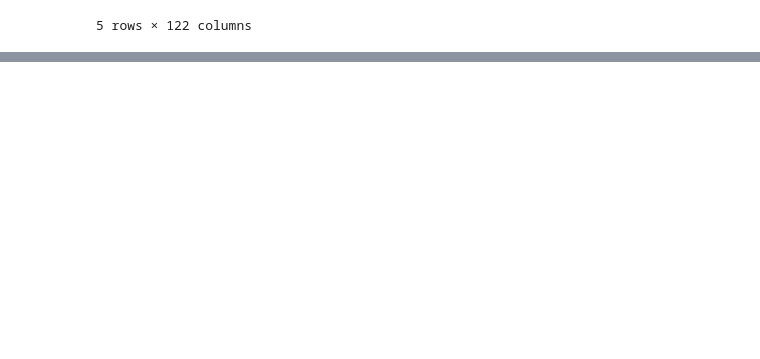
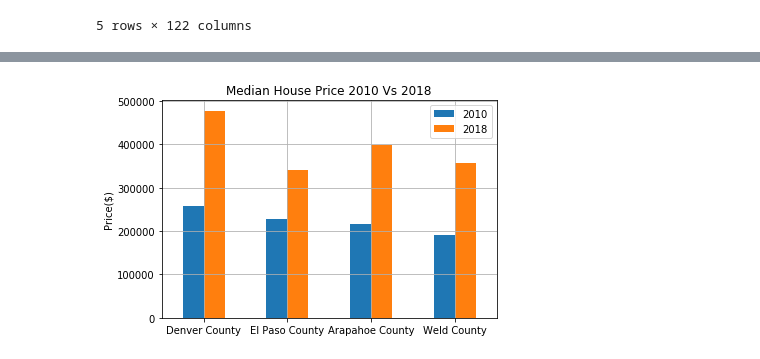
Before and after one commit to mikaylamahan/housinghighlights, a Jupyter notebook: Median_House_Price.ipynb, the cells around one changed output, grey strips where cells are left out. Drawn from its saved outputs; the diff is of its cells as text; code cells hidden in the pictures; blank space fills up the shorter version.

```diff
--- a/Median_House_Price.ipynb
+++ b/Median_House_Price.ipynb
@@ -71,3 +44,0 @@ df3
-# %%
-median_df = pd.concat([df4, df3], ignore_index=True)
-median_df
@@ -98,0 +45,22 @@ df1
+# %%
+y_2010 = median_df.loc[:, "2010-01":"2010-12"].mean(axis=1)
+y_2011 = median_df.loc[:, "2011-01":"2011-12"].mean(axis=1)
+y_2012 = median_df.loc[:, "2012-01":"2012-12"].mean(axis=1)
+y_2013 = median_df.loc[:, "2013-01":"2013-12"].mean(axis=1)
+y_2014 = median_df.loc[:, "2014-01":"2014-12"].mean(axis=1)
+y_2015 = median_df.loc[:, "2015-01":"2015-12"].mean(axis=1)
+y_2016 = median_df.loc[:, "2016-01":"2016-12"].mean(axis=1)
+y_2017 = median_df.loc[:, "2017-01":"2017-12"].mean(axis=1)
+y_2018 = median_df.loc[:, "2018-01":"2018-12"].mean(axis=1)
+
+median_df['2010'] = y_2010
+median_df['2011'] = y_2011
+median_df['2012'] = y_2012
+median_df['2013'] = y_2013
+median_df['2014'] = y_2014
+median_df['2015'] = y_2015
+median_df['2016'] = y_2016
+median_df['2017'] = y_2017
+median_df['2018'] = y_2018
+
+median_df
@@ -98,0 +86,4 @@ df1
+# %%
+median_house_pd = median_df[['RegionName', '2010', '2011', '2012', '2013', '2014', '2015', '2016', '2017', '2018']]
+median_house_df = pd.DataFrame(median_house_pd).set_index("RegionName")
+median_house_df.head()
@@ -98,0 +98,3 @@ df1
+# %%
+top_cities = median_house_df.loc[['Denver County', 'El Paso County', 'Arapahoe County', "Weld County"]]
+top_cities
@@ -98,0 +108,10 @@ df1
+# %%
+top_cities.plot(kind="bar", y=['2010', '2018'])
+plt.title('Median House Price 2010 Vs 2018')
+plt.ylabel("Price($)")
+plt.xlabel("")
+plt.grid(True)
+plt.xticks(rotation=0)
+plt.show()
+# %% [output]
+[figure, added]
```
Also changed, not shown: parts of 13 cells of this notebook, 1 other file.
